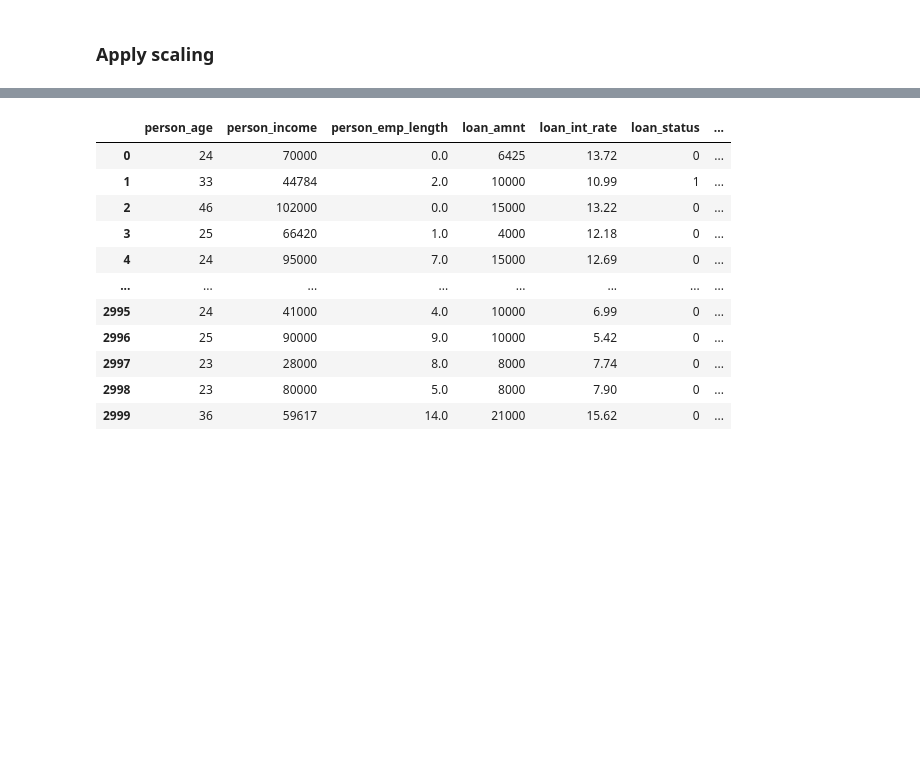
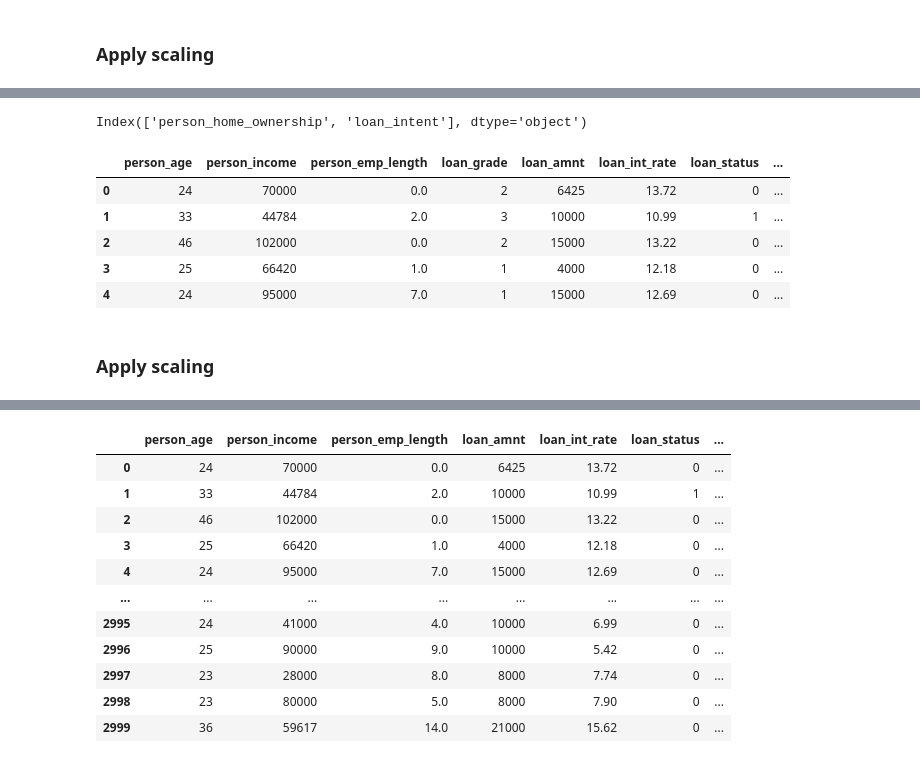
Before and after one commit to luiscal4a/QuantumHack-QRM, a Jupyter notebook: Risk_pred_custom.ipynb, the cells around one changed output, grey strips where cells are left out. Drawn from its saved outputs; the diff is of its cells as text; code cells hidden in the pictures; blank space fills up the shorter version.

Commit message:
Modified data adapted to ML

```diff
--- a/Risk_pred_custom.ipynb
+++ b/Risk_pred_custom.ipynb
@@ -233,0 +247,3 @@ cleaned_credit_df = pd.read_csv("credit_risk_dataset_red_ml.csv")
+# %%
+# Transform N/Y to 0/1
+cleaned_credit_df['loan_grade'] = cleaned_credit_df['loan_grade'].map({'A': 0, 'B': 1, 'C': 2, 'D': 3, 'E': 4, 'F': 5, 'G': 6})
@@ -233,0 +253,21 @@ cleaned_credit_df = pd.read_csv("credit_risk_dataset_red_ml.csv")
+# %%
+# get the cleaned numberical variebles
+cleaned_num_cols = pd.DataFrame(cleaned_credit_df[cleaned_credit_df.select_dtypes(include=['float', 'int']).columns])
+# %%
+# get the categorical variebles
+cat_cols = pd.DataFrame(cleaned_credit_df[cleaned_credit_df.select_dtypes(include=['object']).columns])
+cat_cols.columns
+# %% [output]
+Index(['person_home_ownership', 'loan_intent'], dtype='object')
+# %%
+encoded_cat_cols = pd.get_dummies(cat_cols)
+# %%
+cleaned_credit_df_num_ord = pd.concat([cleaned_num_cols, encoded_cat_cols], axis=1)
+cleaned_credit_df_num_ord.head()
+# %% [output]
+|  | person_age | person_income | person_emp_length | loan_grade | loan_amnt | loan_int_rate | loan_status | ... |
+| 0 | 24 | 70000 | 0.0 | 2 | 6425 | 13.72 | 0 | ... |
+| 1 | 33 | 44784 | 2.0 | 3 | 10000 | 10.99 | 1 | ... |
+| 2 | 46 | 102000 | 0.0 | 2 | 15000 | 13.22 | 0 | ... |
+| 3 | 25 | 66420 | 1.0 | 1 | 4000 | 12.18 | 0 | ... |
+| 4 | 24 | 95000 | 7.0 | 1 | 15000 | 12.69 | 0 | ... |
@@ -233,0 +276,2 @@ cleaned_credit_df = pd.read_csv("credit_risk_dataset_red_ml.csv")
+# %% [markdown]
+### Apply scaling
```
Also changed, not shown: parts of 13 cells of this notebook, 4 other files.
